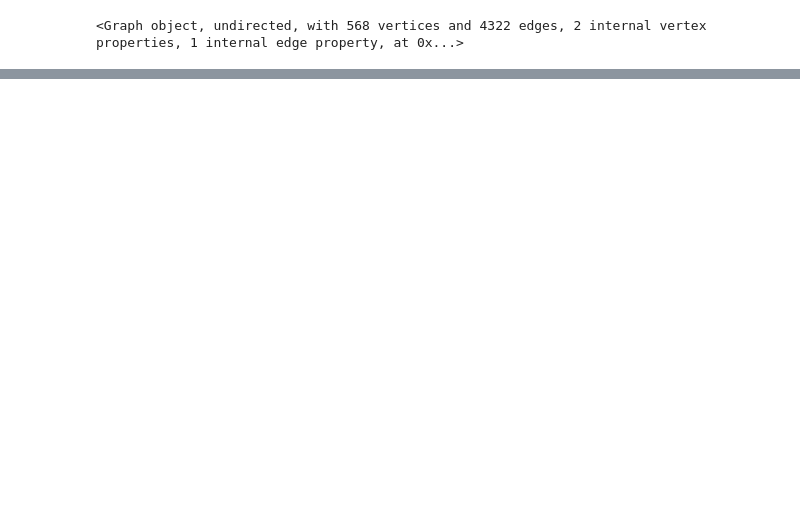
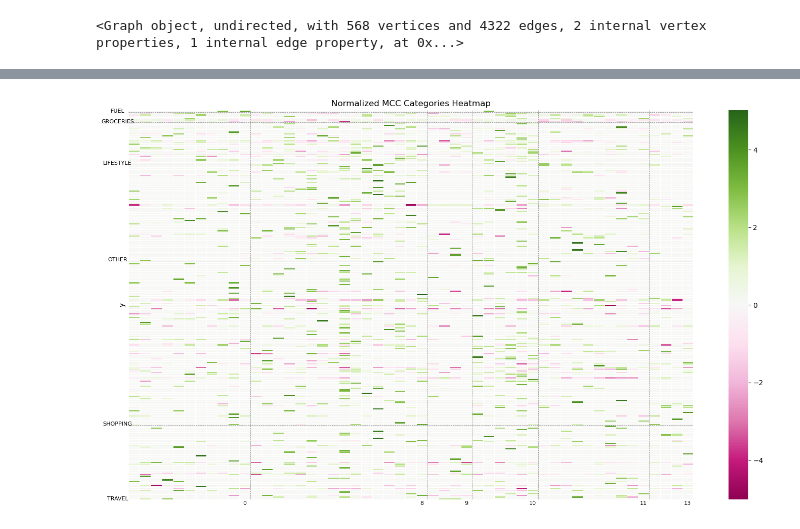
Before and after one commit to WeiZzzzz/card_transaction_network, a Jupyter notebook: weighted_network.ipynb, the cells around one changed output, grey strips where cells are left out. Saved outputs shown, nothing was run; the diff lists cells and outputs as text; code cells hidden in the pictures; blank space fills up the shorter version.

```diff
--- a/weighted_network.ipynb
+++ b/weighted_network.ipynb
@@ -203,0 +292,11 @@ ValueError: Invalid vertex index: 1141
+# %%
+yvalues = []
+if len(yvalues) > 2:
+    print('The number of yvalues is greater than 2')
+    break
+else:
+    df_avg = filtered_data.groupby(yvalues[-1])['customerId'].nunique().sort_values(ascending=False).rename('nunique_customers').reset_index()
+    df_avg['idf'] = np.log(len(CustomerID)/df_avg['nunique_customers'])
+    df_avg = df_avg.set_index('MCC_List')
+    df_avg['proportion'] = filtered_data['MCC_List'].value_counts(normalize=True)
+    df_avg.head()
@@ -203,0 +429,4 @@ ValueError: Invalid vertex index: 1141
+# %%
+heatmaps(df_clusters, filtered_data, relative=True, yvalues=['externalParty.transactionCategory','MCC_List'], xvalues=['level_1','levels'], level_detail=False, value='amount')
+# %% [output]
+[figure, added]
```
Also changed, not shown: parts of 21 cells of this notebook, 4 other files.
